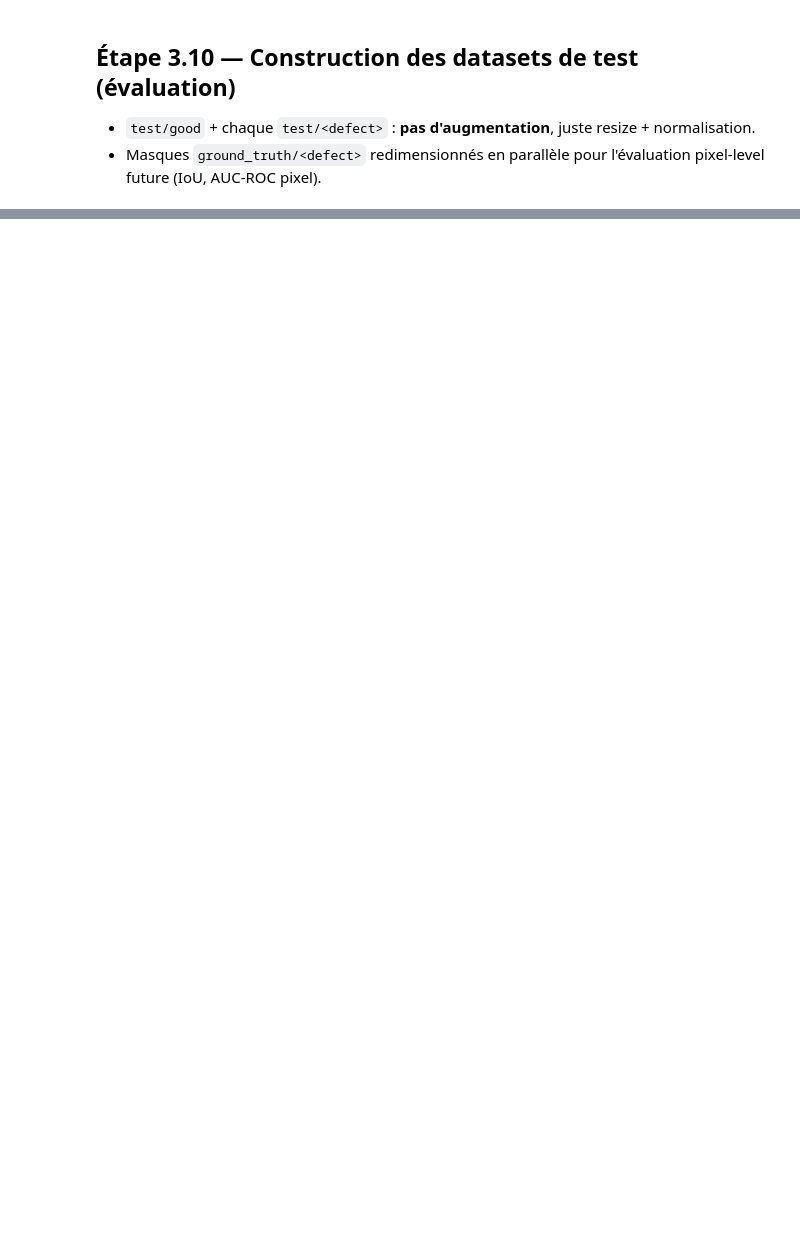
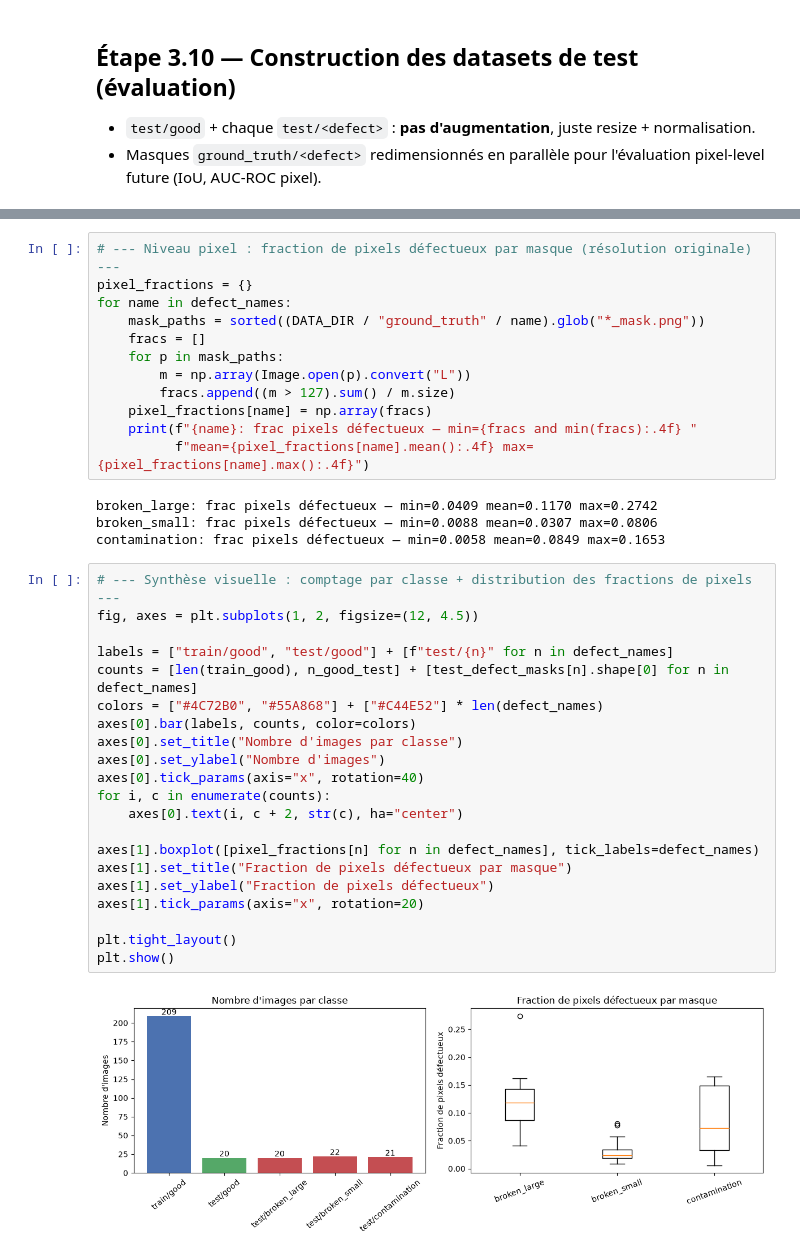
Before and after one commit to air-jaja/training-4-aelion, a Jupyter notebook: pipeline_bottle_preprocessing.ipynb, the cells around one changed output, grey strips where cells are left out. Drawn from its saved outputs; the diff is of its cells as text; blank space fills up the shorter version.

```diff
--- a/pipeline_bottle_preprocessing.ipynb
+++ b/pipeline_bottle_preprocessing.ipynb
@@ -292,3 +352,42 @@ for name in defect_names:
+# %%
+# --- Niveau pixel : fraction de pixels défectueux par masque (résolution originale) ---
+pixel_fractions = {}
+for name in defect_names:
+    mask_paths = sorted((DATA_DIR / "ground_truth" / name).glob("*_mask.png"))
+    fracs = []
+    for p in mask_paths:
+        m = np.array(Image.open(p).convert("L"))
+        fracs.append((m > 127).sum() / m.size)
+    pixel_fractions[name] = np.array(fracs)
+    print(f"{name}: frac pixels défectueux — min={fracs and min(fracs):.4f} "
+          f"mean={pixel_fractions[name].mean():.4f} max={pixel_fractions[name].max():.4f}")
+# %% [output]
+broken_large: frac pixels défectueux — min=0.0409 mean=0.1170 max=0.2742
+broken_small: frac pixels défectueux — min=0.0088 mean=0.0307 max=0.0806
+contamination: frac pixels défectueux — min=0.0058 mean=0.0849 max=0.1653
+# %%
+# --- Synthèse visuelle : comptage par classe + distribution des fractions de pixels ---
+fig, axes = plt.subplots(1, 2, figsize=(12, 4.5))
+
+labels = ["train/good", "test/good"] + [f"test/{n}" for n in defect_names]
+counts = [len(train_good), n_good_test] + [test_defect_masks[n].shape[0] for n in defect_names]
+colors = ["#4C72B0", "#55A868"] + ["#C44E52"] * len(defect_names)
+axes[0].bar(labels, counts, color=colors)
+axes[0].set_title("Nombre d'images par classe")
+axes[0].set_ylabel("Nombre d'images")
+axes[0].tick_params(axis="x", rotation=40)
+for i, c in enumerate(counts):
+    axes[0].text(i, c + 2, str(c), ha="center")
+
+axes[1].boxplot([pixel_fractions[n] for n in defect_names], tick_labels=defect_names)
+axes[1].set_title("Fraction de pixels défectueux par masque")
+axes[1].set_ylabel("Fraction de pixels défectueux")
+axes[1].tick_params(axis="x", rotation=20)
+
+plt.tight_layout()
+plt.show()
+# %% [output]
+[figure, added]
 # %% [markdown]
 ## Résumé (correspond aux sections 4 à 6 du md — arborescence, points de vigilance, prochaine étape)
 
```
Also changed, not shown: parts of 14 cells of this notebook, 13 other files.
